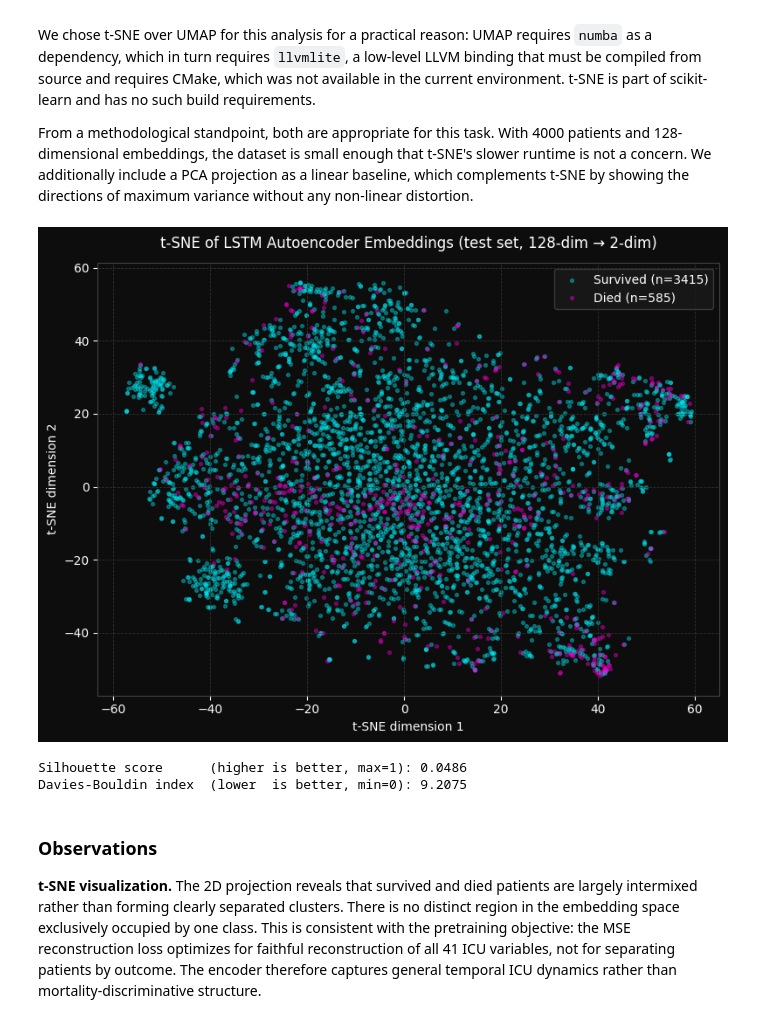
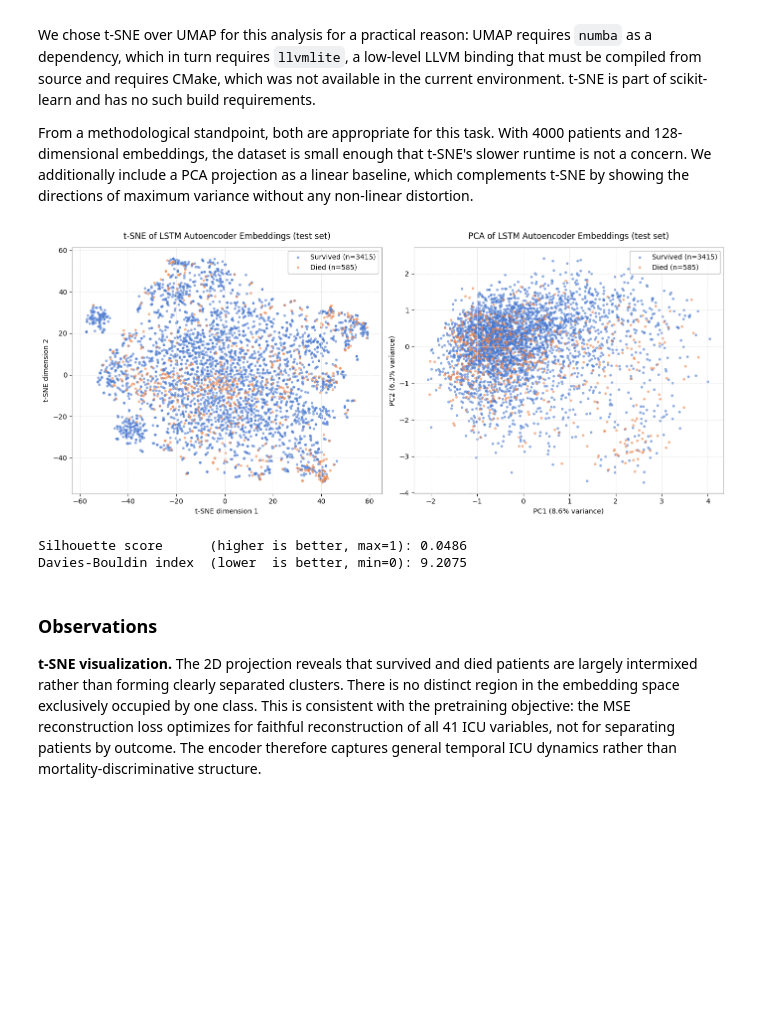
Before and after one commit to kathalikren/Machine-Learning-for-Health-Care, a Jupyter notebook: exercise_3.ipynb, the cells around one changed output. Saved outputs shown, nothing was run; the diff lists cells and outputs as text; code cells hidden in the pictures; blank space fills up the shorter version.

```diff
--- a/exercise_3.ipynb
+++ b/exercise_3.ipynb
@@ -223,10 +223,11 @@ Model saved to lstm_contrastive.pt
 fig, ax = styled_fig(figsize=(8, 4))
 ax.plot(train_losses, color=NEON[0], linewidth=2, label="Train loss")
 ax.plot(val_losses,   color=NEON[1], linewidth=2, label="Val loss")
-ax.set_xlabel("Epoch", color='white')
-ax.set_ylabel("InfoNCE Loss", color='white')
-ax.set_title("Contrastive Encoder — Pretraining Loss", color='white', pad=12)
+ax.set_xlabel("Epoch")
+ax.set_ylabel("InfoNCE Loss")
+ax.set_title("Contrastive Encoder - Pretraining Loss", pad=12)
 style_legend(ax)
 plt.tight_layout()
+plt.savefig("fig_loss_curve.svg", bbox_inches="tight")
 plt.show()
 # %% [output]
@@ -691,35 +693,48 @@ From a methodological standpoint, both are appropriate for this task. With 4000
 # %%
 # Use full test set embeddings (unseen during both pretraining and probe training)
 z_vis  = z_test.numpy()
 labels = y_test  # 0 = survived, 1 = died
 
 # ── t-SNE ────────────────────────────────────────────────────────────────────
 tsne = TSNE(n_components=2, perplexity=30, random_state=42, max_iter=1000)
 z_2d = tsne.fit_transform(z_vis)
 
-fig, ax = styled_fig(figsize=(8, 6))
-for label, color, name in zip([0, 1], NEON[:2], ['Survived', 'Died']):
-    mask = labels == label
-    ax.scatter(z_2d[mask, 0], z_2d[mask, 1],
-               c=color, alpha=0.35, s=8, label=f"{name} (n={mask.sum()})")
+# ── PCA ───────────────────────────────────────────────────────────────────────
+pca = PCA(n_components=2, random_state=42)
+z_pca = pca.fit_transform(z_vis)
+var_explained = pca.explained_variance_ratio_ * 100
 
-ax.set_title("t-SNE of LSTM Autoencoder Embeddings (test set, 128-dim → 2-dim)", color='white', pad=12)
-ax.set_xlabel("t-SNE dimension 1", color='white')
-ax.set_ylabel("t-SNE dimension 2", color='white')
-style_legend(ax)
+fig, (ax1, ax2) = styled_fig(1, 2, figsize=(14, 6))
+
+for ax, z_proj, xlabel, ylabel, title in [
+    (ax1, z_2d,  "t-SNE dimension 1", "t-SNE dimension 2",
+     "t-SNE of LSTM Autoencoder Embeddings (test set)"),
+    (ax2, z_pca, f"PC1 ({var_explained[0]:.1f}% variance)", f"PC2 ({var_explained[1]:.1f}% variance)",
+     "PCA of LSTM Autoencoder Embeddings (test set)"),
+]:
+    for label, color, name in zip([0, 1], NEON[:2], ['Survived', 'Died']):
+        mask = labels == label
+        ax.scatter(z_proj[mask, 0], z_proj[mask, 1],
+                   c=color, alpha=0.5, s=8, label=f"{name} (n={mask.sum()})")
+    ax.set_title(title, pad=12)
+    ax.set_xlabel(xlabel)
+    ax.set_ylabel(ylabel)
+    style_legend(ax)
+
 plt.tight_layout()
+plt.savefig("fig_tsne_pca.svg", bbox_inches="tight")
 plt.show()
 
 # ── Quantitative clustering metrics ──────────────────────────────────────────
 # Silhouette score: ranges [-1, 1]; higher = better class separation
 # Davies-Bouldin index: lower = better (ratio of within-cluster to between-cluster distances)
 sil = silhouette_score(z_vis, labels, metric='euclidean', sample_size=2000, random_state=42)
 db  = davies_bouldin_score(z_vis, labels)
 
 print(f"Silhouette score      (higher is better, max=1): {sil:.4f}")
 print(f"Davies-Bouldin index  (lower  is better, min=0): {db:.4f}")
 # %% [output]
-[figure, old version]
+[figure, new version]
 Silhouette score      (higher is better, max=1): 0.0486
 Davies-Bouldin index  (lower  is better, min=0): 9.2075
 # %% [markdown]
```
Also changed, not shown: parts of 7 cells of this notebook, 1 other file.
